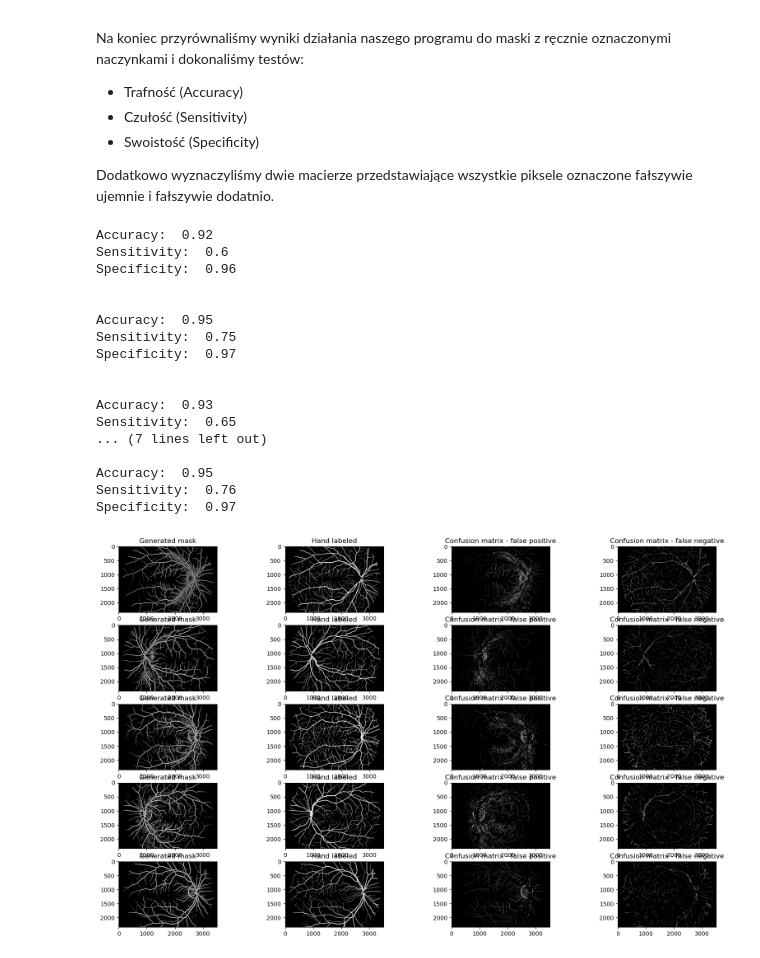
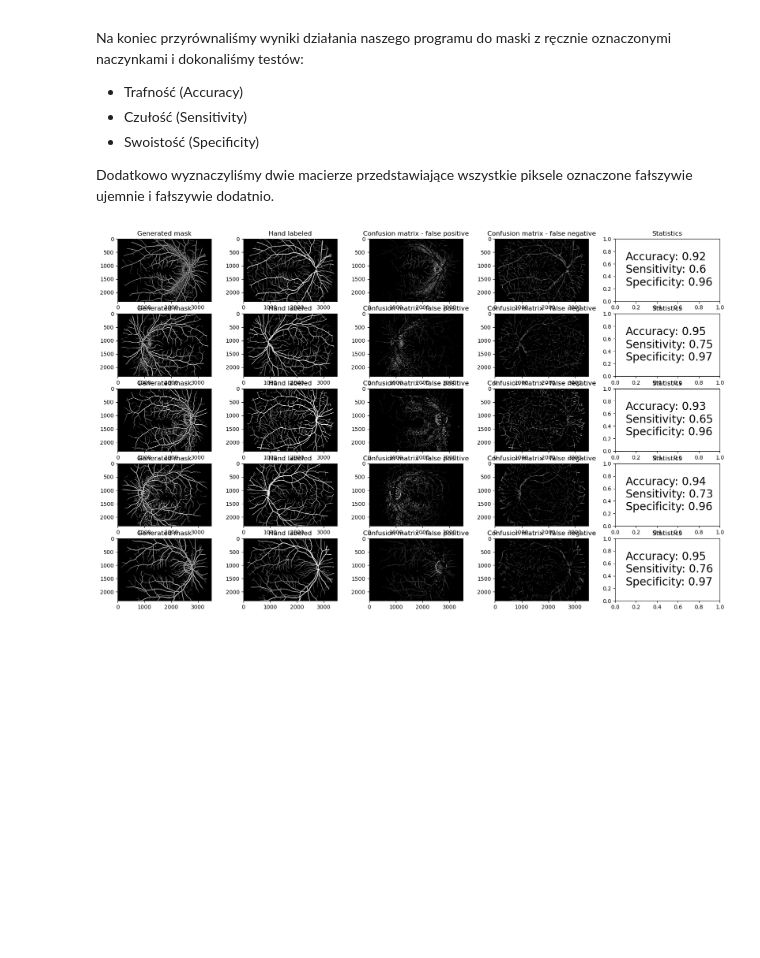
Before and after one commit to MagnuSiwy/DnoOka, a Jupyter notebook: dnoOka.ipynb, the cells around one changed output. Cells and saved outputs as stored; diff of their text form; code cells hidden in the pictures; blank space fills up the shorter version.

```diff
--- a/dnoOka.ipynb
+++ b/dnoOka.ipynb
@@ -154,7 +154,7 @@ Na koniec przyrównaliśmy wyniki działania naszego programu do maski z ręczni
 
 Dodatkowo wyznaczyliśmy dwie macierze przedstawiające wszystkie piksele oznaczone fałszywie ujemnie i fałszywie dodatnio.
 # %%
-fig, axs = plt.subplots(len(images), 4)
+fig, axs = plt.subplots(len(images), 5)
 generated_masks = []
 
 for image in images:
@@ -164,59 +164,35 @@ for i, maskTuple in enumerate(generated_masks):
     mask, labeled, fov = maskTuple
     confusion_matrix_fp = np.zeros(mask.shape)
     confusion_matrix_fn = np.zeros(mask.shape)
-
     confusion_matrix_fp[np.where(mask > labeled)] = 1
     confusion_matrix_fn[np.where(mask < labeled)] = 1
 
     true_positive = np.sum(labeled[np.where(mask == 1)] == 1)
     true_negative = np.sum(labeled[np.where(mask == 0)] == 0)
     false_positive = np.sum(labeled[np.where(mask == 1)] == 0)
     false_negative = np.sum(labeled[np.where(mask == 0)] == 1)
 
     accuracy = round((true_positive + true_negative) / (true_positive + false_positive + false_negative + true_negative), 2)
     sensitivity = round(true_positive / (true_positive + false_negative + 1), 2)
     specificity = round(true_negative / (false_positive + true_negative + 1), 2)
-
-    # print('TP:', true_positive)
-    # print('TN:', true_negative)
-    # print('FP:', false_positive)
-    # print('FN:', false_negative)
-    # print("\n")
-    print("Accuracy: ", accuracy)
-    print("Sensitivity: ", sensitivity)
-    print("Specificity: ", specificity)
-    print("\n")
 
     axs[i][0].set_title("Generated mask")
     axs[i][0].imshow(mask, cmap = "gray")
 
     axs[i][1].set_title("Hand labeled")
     axs[i][1].imshow(labeled, cmap = "gray")
 
     axs[i][2].set_title("Confusion matrix - false positive")
     axs[i][2].imshow(confusion_matrix_fp, cmap = "gray")
 
     axs[i][3].set_title("Confusion matrix - false negative")
     axs[i][3].imshow(confusion_matrix_fn, cmap = "gray")
 
+    axs[i][4].set_title("Statistics")
+    axs[i][4].set(xlim =(0, 1), ylim =(0, 1))
+    axs[i][4].text(0.1, 0.25, f"Accuracy: {accuracy}\nSensitivity: {sensitivity}\nSpecificity: {specificity}", fontsize = 20)
+
 
 plt.show()
 # %% [output]
-Accuracy:  0.92
-Sensitivity:  0.6
-Specificity:  0.96
-
-
-Accuracy:  0.95
-Sensitivity:  0.75
-Specificity:  0.97
-
-
-Accuracy:  0.93
-Sensitivity:  0.65
-... (7 lines left out)
-
-Accuracy:  0.95
-Sensitivity:  0.76
-Specificity:  0.97
-[figure, old version]
+[figure, new version]
```
